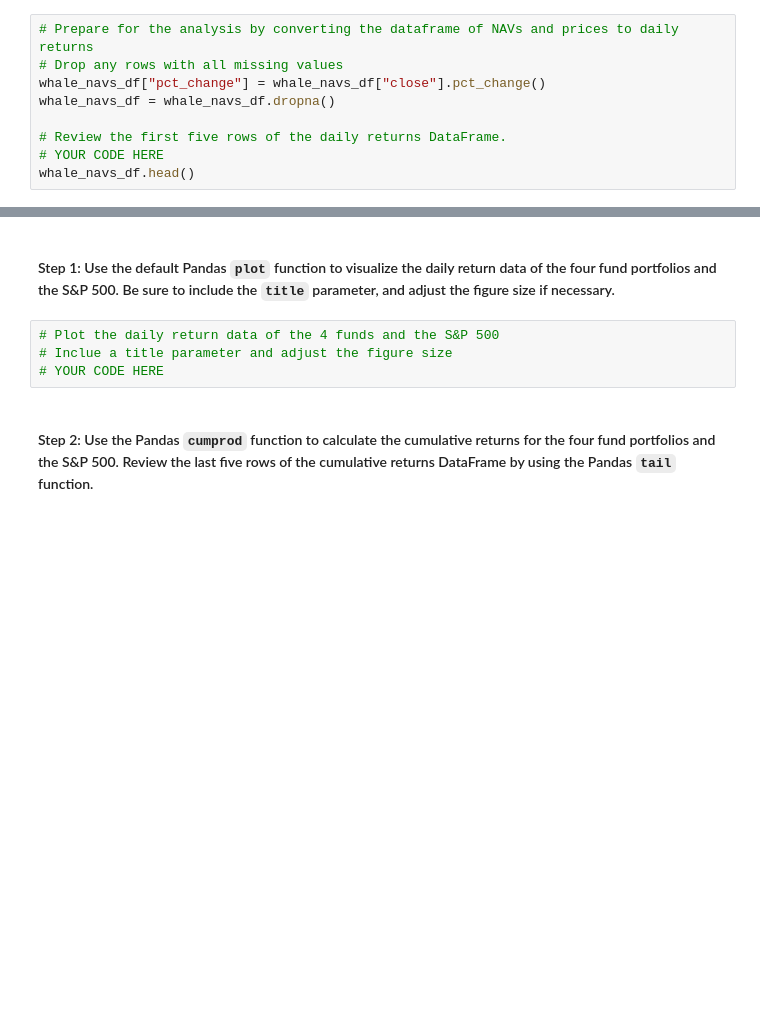
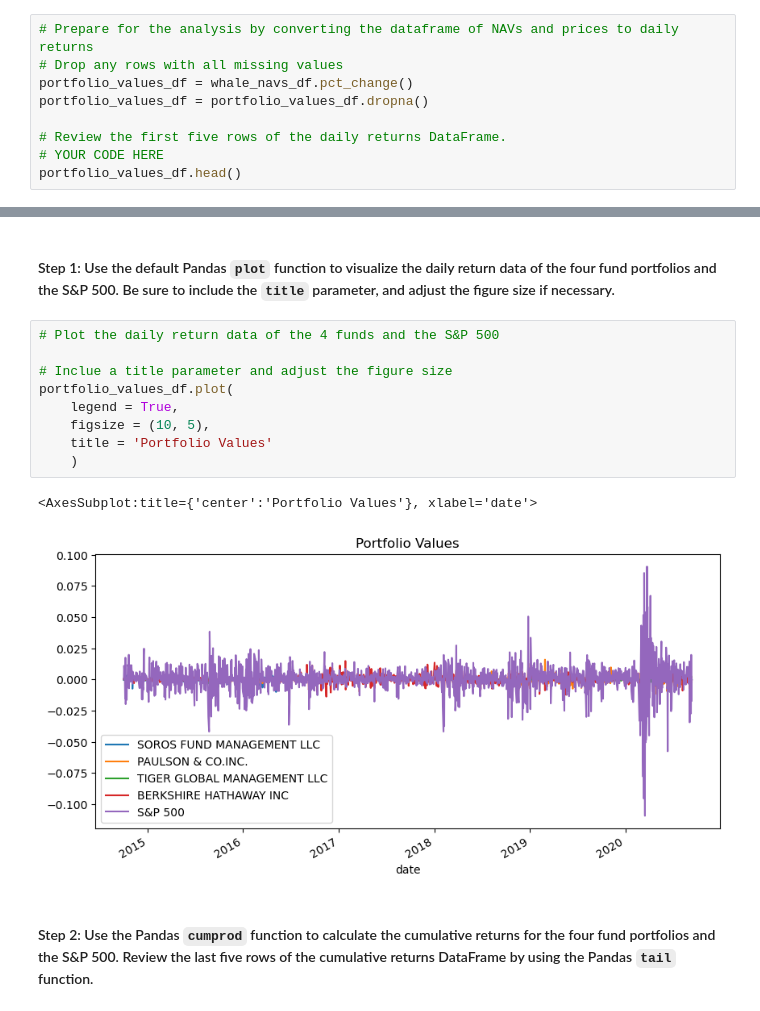
Before and after one commit to lizagino/Risk_Return_Portfolio_Analysis, a Jupyter notebook: risk_return_analysis.ipynb, the cells around one changed output, grey strips where cells are left out. Drawn from its saved outputs; the diff is of its cells as text; blank space fills up the shorter version.

```diff
--- a/risk_return_analysis.ipynb
+++ b/risk_return_analysis.ipynb
@@ -133,10 +134,10 @@ whale_navs_df.head()
 # %%
 # Prepare for the analysis by converting the dataframe of NAVs and prices to daily returns
 # Drop any rows with all missing values
-whale_navs_df["pct_change"] = whale_navs_df["close"].pct_change()
-whale_navs_df = whale_navs_df.dropna()
+portfolio_values_df = whale_navs_df.pct_change()
+portfolio_values_df = portfolio_values_df.dropna()
 
 # Review the first five rows of the daily returns DataFrame.
 # YOUR CODE HERE
-whale_navs_df.head()
+portfolio_values_df.head()
 # %% [output]
@@ -155,8 +162,16 @@ Analyze the data to determine if any of the portfolios outperform the broader st
 #### Step 1:  Use the default Pandas `plot` function to visualize the daily return data of the four fund portfolios and the S&P 500. Be sure to include the `title` parameter, and adjust the figure size if necessary.
 # %%
 # Plot the daily return data of the 4 funds and the S&P 500
+
 # Inclue a title parameter and adjust the figure size
-# YOUR CODE HERE
+portfolio_values_df.plot(
+    legend = True,
+    figsize = (10, 5),
+    title = 'Portfolio Values'
+    )
+# %% [output]
+<AxesSubplot:title={'center':'Portfolio Values'}, xlabel='date'>
+[figure, added]
 # %% [markdown]
 #### Step 2: Use the Pandas `cumprod` function to calculate the cumulative returns for the four fund portfolios and the S&P 500. Review the last five rows of the cumulative returns DataFrame by using the Pandas `tail` function.
 # %%
```
Also changed, not shown: parts of 31 cells of this notebook.
